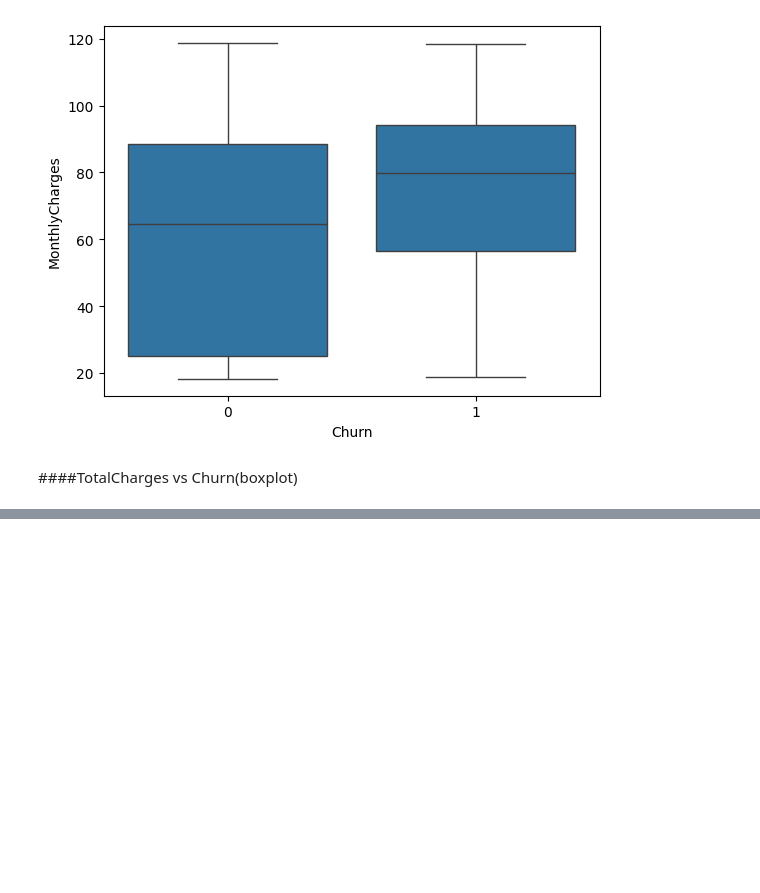
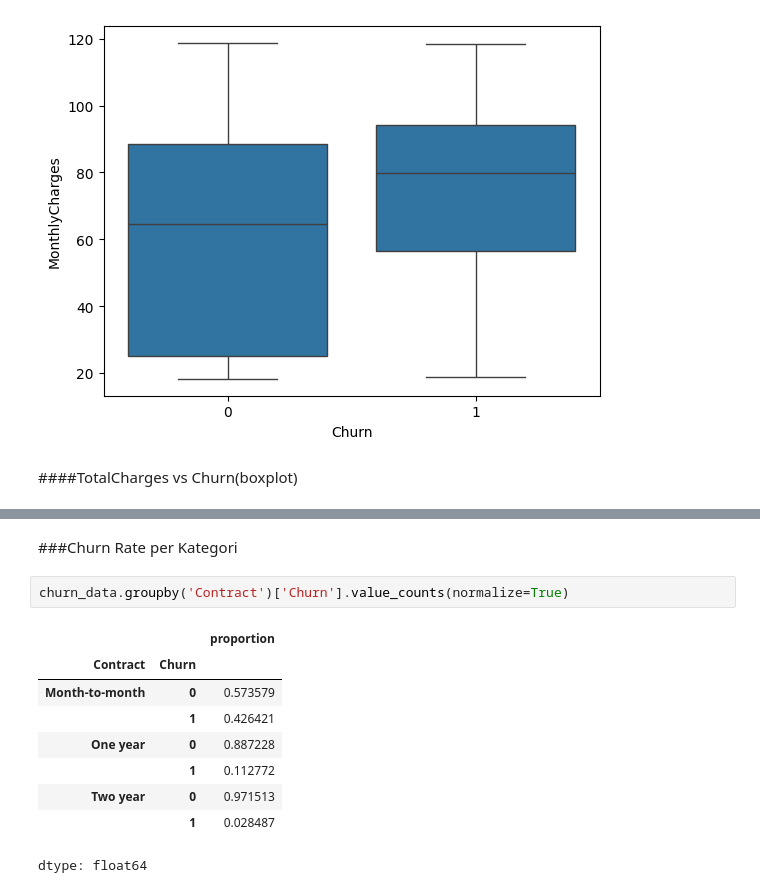
Before and after one commit to kumisganteng/Data-Analytics-Projects, a Jupyter notebook: Improving_Customer_Retention_Analysis.ipynb, the cells around one changed output, grey strips where cells are left out. Drawn from its saved outputs; the diff is of its cells as text; blank space fills up the shorter version.

```diff
--- a/Improving_Customer_Retention_Analysis.ipynb
+++ b/Improving_Customer_Retention_Analysis.ipynb
@@ -522,0 +617,14 @@ plt.show()
+# %% [markdown]
+###Churn Rate per Kategori
+# %%
+churn_data.groupby('Contract')['Churn'].value_counts(normalize=True)
+# %% [output]
+|  |  | proportion |
+| Contract | Churn |  |
+| Month-to-month | 0 | 0.573579 |
+|  | 1 | 0.426421 |
+| One year | 0 | 0.887228 |
+|  | 1 | 0.112772 |
+| Two year | 0 | 0.971513 |
+|  | 1 | 0.028487 |
+dtype: float64
```
Also changed, not shown: parts of 14 cells of this notebook.
